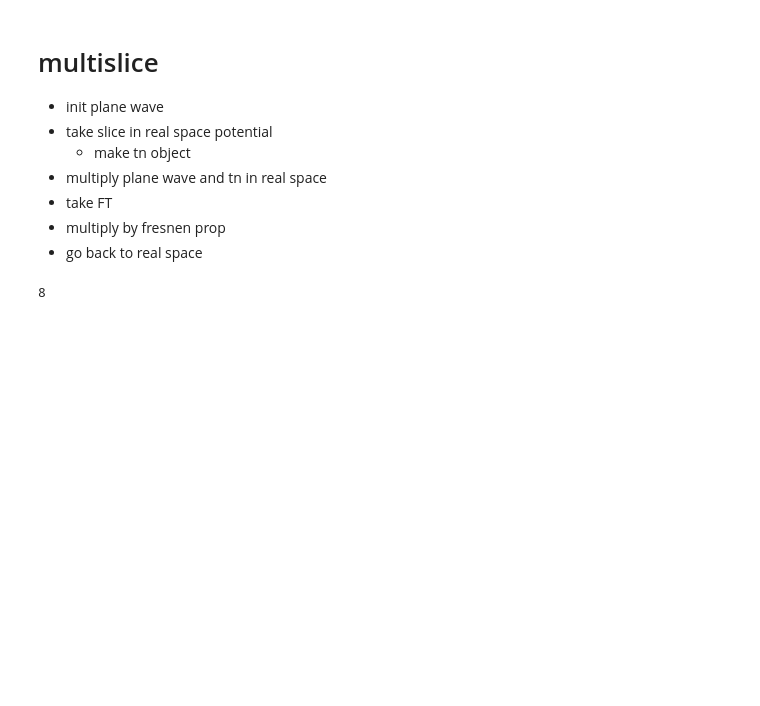
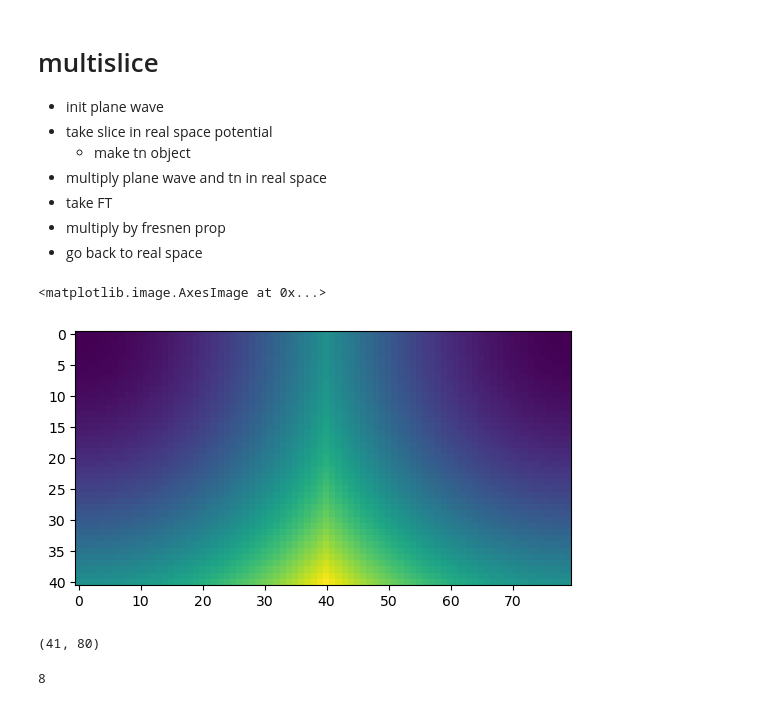
Before and after one commit to mjo22/cryojax, a Jupyter notebook: docs/examples/simulate-image.ipynb, the cells around one changed output. Drawn from its saved outputs; the diff is of its cells as text; code cells hidden in the pictures; blank space fills up the shorter version.

```diff
--- a/docs/examples/simulate-image.ipynb
+++ b/docs/examples/simulate-image.ipynb
@@ -104,0 +97,9 @@ for n in range(len(transmission)):
+# %%
+plt.imshow(k2)
+# %% [output]
+<matplotlib.image.AxesImage at 0x...>
+[figure, added]
+# %%
+k2.shape
+# %% [output]
+(41, 80)
```
Also changed, not shown: parts of 3 cells of this notebook, 3 other files.
